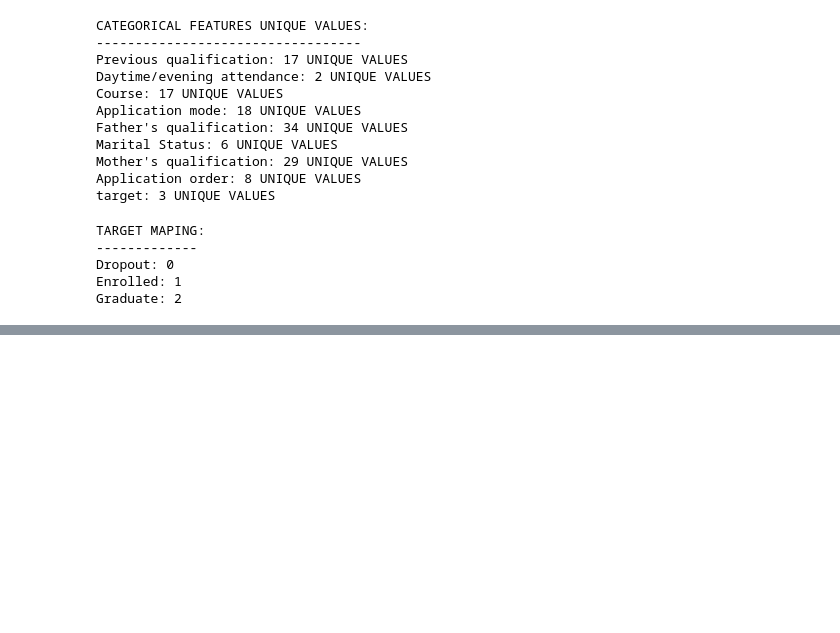
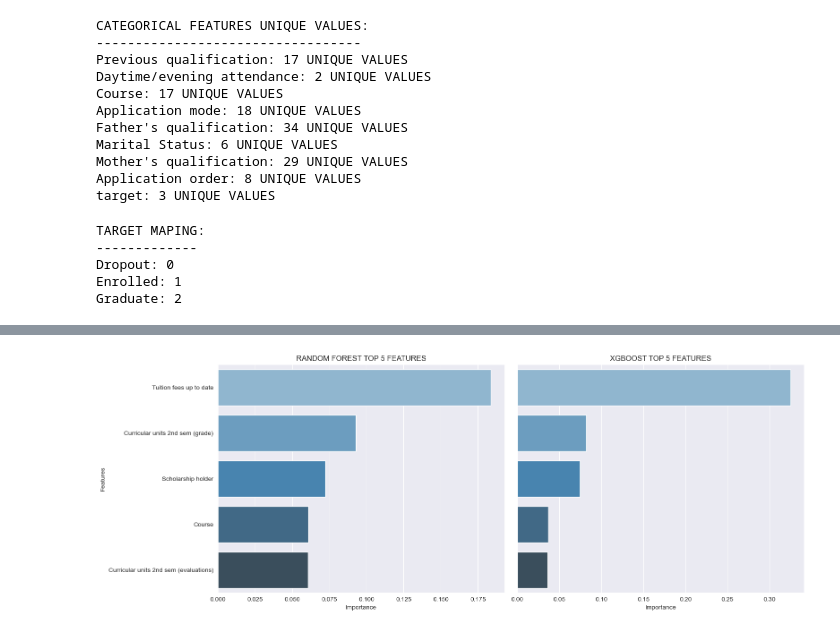
Before and after one commit to DiogoRibeiro7/showcase-lab, a Jupyter notebook: students_droupout/students_droupout.ipynb, the cells around one changed output, grey strips where cells are left out. Cells and saved outputs as stored; diff of their text form; code cells hidden in the pictures; blank space fills up the shorter version.

```diff
--- a/students_droupout/students_droupout.ipynb
+++ b/students_droupout/students_droupout.ipynb
@@ -415,0 +429,4 @@ Graduate: 2
+# %%
+X_train, X_test, y_train, y_test = train_test_split(X, y, test_size=0.25, random_state=42, stratify=y)
+print(f"TRAINING SET: {X_train.shape[0]} SAMPLES")
+print(f"TEST SET: {X_test.shape[0]} SAMPLES")
@@ -415,0 +436,12 @@ Graduate: 2
+# %%
+models = {
+"Random Forest": RandomForestClassifier(random_state=42),
+"XGBoost": XGBClassifier(use_label_encoder=False, eval_metric='mlogloss', random_state=42),
+}
+for name, model in models.items():
+    model.fit(X_train, y_train)
+    y_pred = model.predict(X_test)
+    acc = accuracy_score(y_test, y_pred)
+    print(f"\n{name} ACCURACY: {acc:.4f}")
+    print ('-----------------------------------------------------')
+    print(classification_report(y_test, y_pred, target_names=['Dropout', 'Enrolled', 'Graduate']))
@@ -415,0 +466,29 @@ Graduate: 2
+# %%
+rf_importances = models['Random Forest'].feature_importances_
+xgb_importances = models['XGBoost'].feature_importances_
+# %%
+rf_df = pd.DataFrame({
+    'Feature': X_train.columns,
+    'Importance': rf_importances
+}).sort_values(by='Importance', ascending=False).head(5)
+
+xgb_df = pd.DataFrame({
+    'Feature': X_train.columns,
+    'Importance': xgb_importances
+}).sort_values(by='Importance', ascending=False).head(5)
+
+fig, axes = plt.subplots(1, 2, figsize=(16, 6), sharey=True)
+
+sns.barplot(data=rf_df, x='Importance', y='Feature', ax=axes[0], palette='Blues_d')
+axes[0].set_title('RANDOM FOREST TOP 5 FEATURES')
+axes[0].set_xlabel('Importance')
+axes[0].set_ylabel('Features')
+
+sns.barplot(data=xgb_df, x='Importance', y='Feature', ax=axes[1], palette='Blues_d')
+axes[1].set_title('XGBOOST TOP 5 FEATURES')
+axes[1].set_xlabel('Importance')
+axes[1].set_ylabel('')
+plt.tight_layout()
+plt.show()
+# %% [output]
+[figure, added]
```
Also changed, not shown: parts of 5 cells of this notebook.
